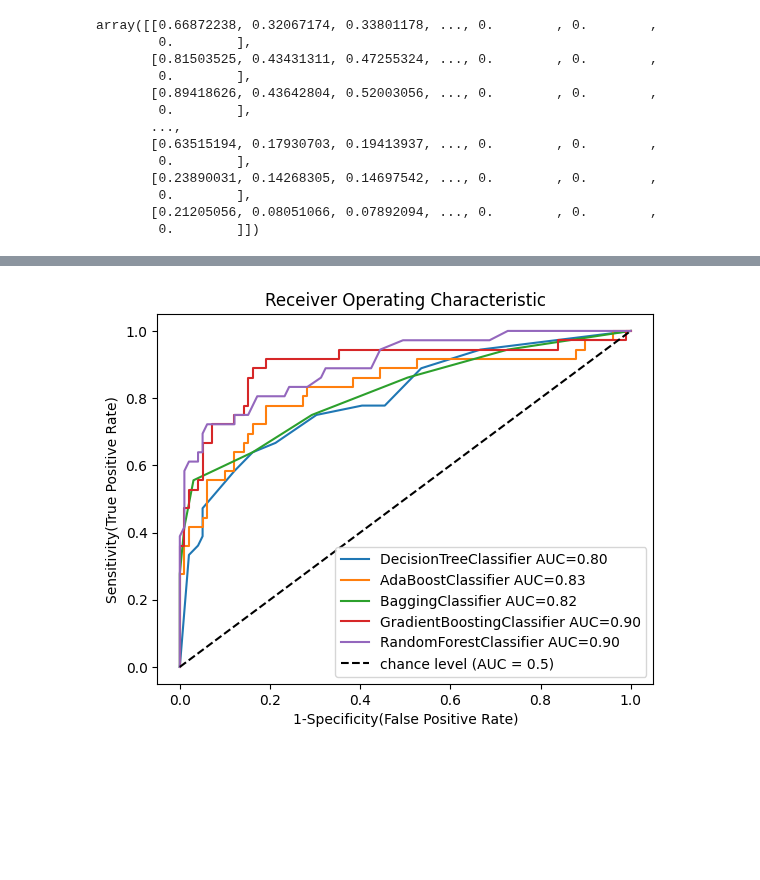
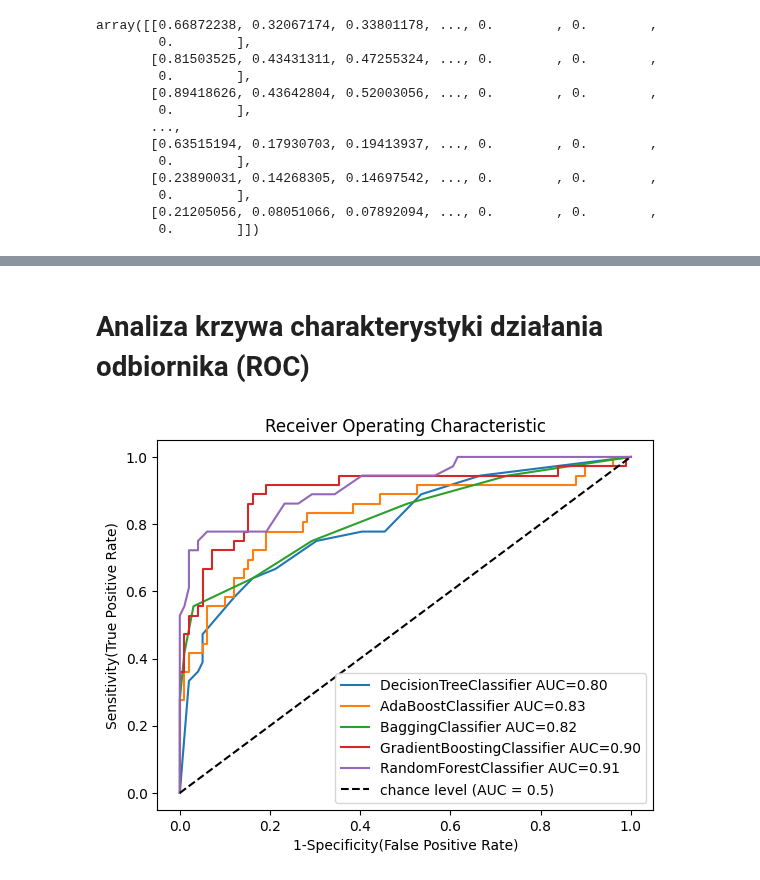
Before and after one commit to marek-lechowicz/radiomika_pd, a Jupyter notebook: tree_classifier.ipynb, the cells around one changed output, grey strips where cells are left out. Cells and saved outputs as stored; diff of their text form; code cells hidden in the pictures; blank space fills up the shorter version.

```diff
--- a/tree_classifier.ipynb
+++ b/tree_classifier.ipynb
@@ -42,7 +42,7 @@ tree = DecisionTreeClassifier(random_state=random_state, max_depth=100, min_samp
 ada = AdaBoostClassifier(random_state=random_state)
 bagging = BaggingClassifier(random_state=random_state)
 boost = GradientBoostingClassifier(random_state=random_state)
-forest = RandomForestClassifier(random_state=random_state)
+forest = RandomForestClassifier(random_state=random_state, criterion='entropy')
 
 clfs = [tree, ada, bagging, boost, forest]
 for clf in clfs:
@@ -90,27 +83,20 @@ Recall: 1.0
 # %%
-from sklearn.metrics import accuracy_score, f1_score, precision_score, recall_score, confusion_matrix, ConfusionMatrixDisplay
 y_pred = clf.predict(X_val)
 
-data = {'Name': [], 'Accuracy': [], 'F1 score': [], 'Precision': [], 'Recall': []}
+results = {'Name': [], 'Accuracy': [], 'F1 score': [], 'Precision': [], 'Recall': []}
 ys_pred = {}
 
 for clf, name in zip(clfs, clfs_names):
     y_pred = clf.predict(X_val)
     ys_pred[name] = y_pred
-    data['Name'].append(name)
-    data['Accuracy'].append(accuracy_score(y_val, y_pred))
-    data['F1 score'].append(f1_score(y_val, y_pred))
-    data['Precision'].append(precision_score(y_val, y_pred))
-    data['Recall'].append(recall_score(y_val, y_pred))
+    results['Name'].append(name)
+    results['Accuracy'].append(accuracy_score(y_val, y_pred))
+    results['F1 score'].append(f1_score(y_val, y_pred))
+    results['Precision'].append(precision_score(y_val, y_pred))
+    results['Recall'].append(recall_score(y_val, y_pred))
 
-    # print(f"\n{name}")
-    # print("Accuracy:", accuracy_score(y_val, y_pred))
-    # print("F1 score:", f1_score(y_val, y_pred))
-    # print("Precision:", precision_score(y_val, y_pred))
-    # print("Recall:", recall_score(y_val, y_pred))
-
-df = pd.DataFrame(data)
-df.head(len(clfs_names))
+results_df = pd.DataFrame(results)
+results_df.head(len(clfs_names))
 # %% [output]
 |  | Name | Accuracy | F1 score | Precision | Recall |
 | 0 | DecisionTreeClassifier | 0.800000 | 0.509091 | 0.736842 | 0.388889 |
@@ -135,33 +123,36 @@ for clf, name in zip(clfs, clfs_names):
+# %% [markdown]
+# Analiza krzywa charakterystyki działania odbiornika (ROC)
 # %%
 from sklearn.metrics import roc_curve, auc, RocCurveDisplay
 ys_pred_proba = {}
-
+clfs_thresholds = {}
 for clf, name in zip(clfs, clfs_names):
     y_pred_proba = clf.predict_proba(X_val)
     y_pred_proba = y_pred_proba[:, 1]
     ys_pred_proba[name] = y_pred_proba
 
     fpr, tpr, thresholds = roc_curve(y_val, y_pred_proba)
     # data = {'fpr': fpr, 'trp': tpr, 'thresholds': thresholds}
     # df = pd.DataFrame(data)
     # df.head(100)
     roc_auc = auc(fpr, tpr)
+    clfs_thresholds[name] = thresholds
     # display = RocCurveDisplay(fpr=fpr, tpr=tpr, roc_auc=roc_auc, estimator_name=name)
 
     # RocCurveDisplay.from_predictions(
     #     y_val,
     #     y_pred,
     #     name=f"My threshold",
     #     color="darkorange",
     # )
     plt.plot(fpr,tpr,label=f"{name} AUC={roc_auc:.2f}"+str())
 
 plt.plot([0, 1], [0, 1], "k--", label="chance level (AUC = 0.5)")
 plt.xlabel('1-Specificity(False Positive Rate)')
 plt.ylabel('Sensitivity(True Positive Rate)')
 plt.title('Receiver Operating Characteristic')
 plt.legend()
 plt.show()
 # %% [output]
-[figure, old version]
+[figure, new version]
 # %%
```
Also changed, not shown: parts of 12 cells of this notebook.
